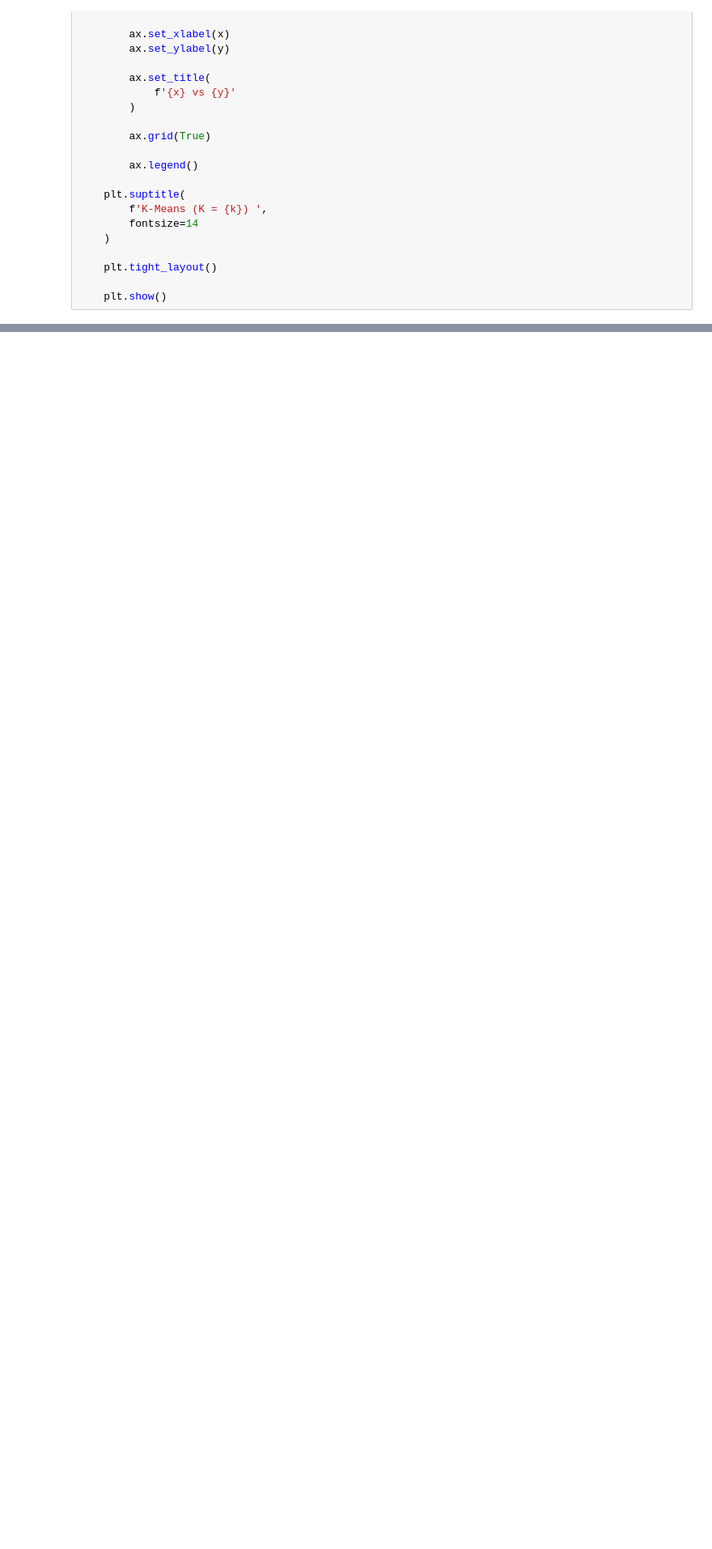
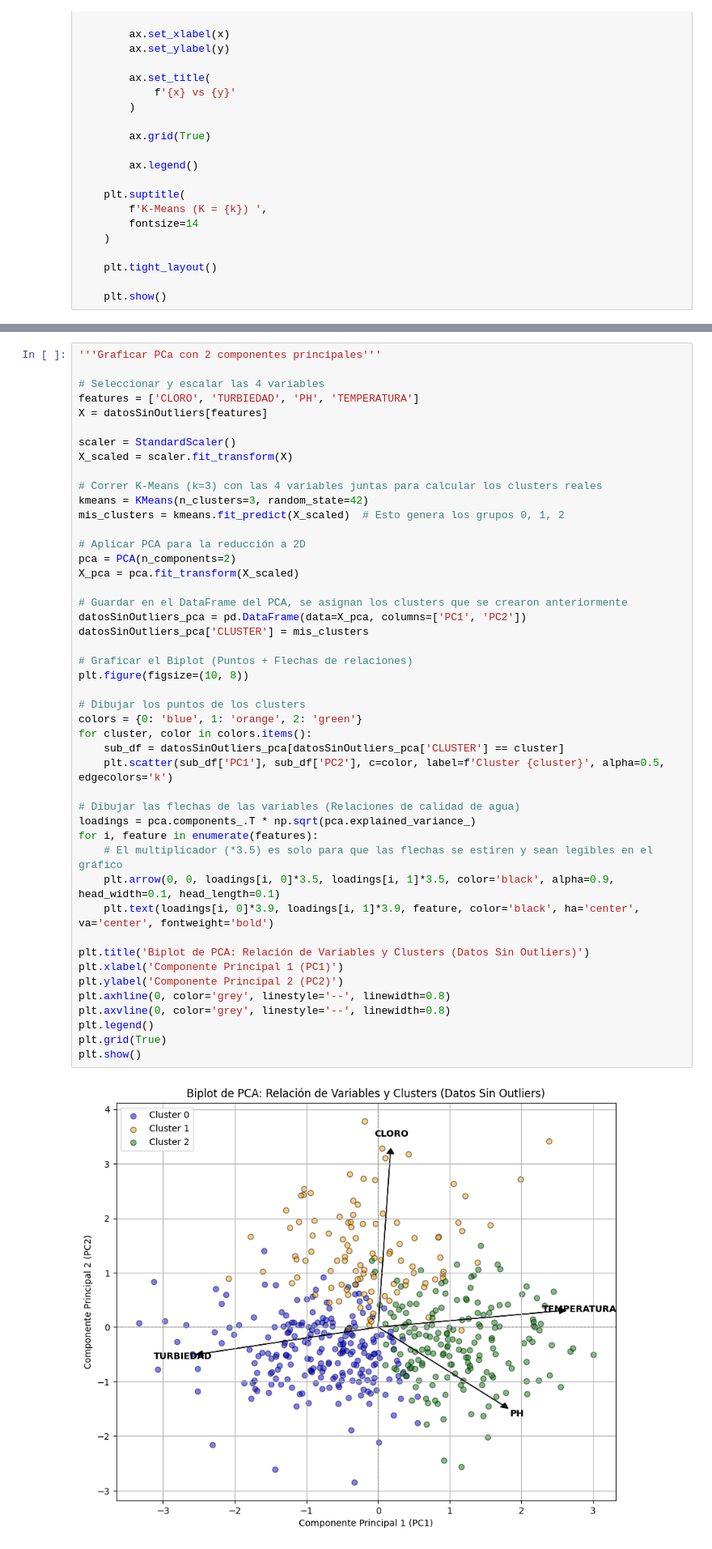
Before and after one commit to adriiuux/Analysis-of-drinking-water-parameters, a Jupyter notebook: análisisCalidadAgua.ipynb, the cells around one changed output, grey strips where cells are left out. Shown at 81% size. Cells and saved outputs as stored; diff of their text form; blank space fills up the shorter version.

```diff
--- a/análisisCalidadAgua.ipynb
+++ b/análisisCalidadAgua.ipynb
@@ -378,0 +405,48 @@ graficarCluster(datosSinOutliers, k = 2)
+# %%
+'''Graficar PCa con 2 componentes principales'''
+
+# Seleccionar y escalar las 4 variables
+features = ['CLORO', 'TURBIEDAD', 'PH', 'TEMPERATURA']
+X = datosSinOutliers[features]
+
+scaler = StandardScaler()
+X_scaled = scaler.fit_transform(X)
+
+# Correr K-Means (k=3) con las 4 variables juntas para calcular los clusters reales
+kmeans = KMeans(n_clusters=3, random_state=42)
+mis_clusters = kmeans.fit_predict(X_scaled)  # Esto genera los grupos 0, 1, 2
+
+# Aplicar PCA para la reducción a 2D
+pca = PCA(n_components=2)
+X_pca = pca.fit_transform(X_scaled)
+
+# Guardar en el DataFrame del PCA, se asignan los clusters que se crearon anteriormente
+datosSinOutliers_pca = pd.DataFrame(data=X_pca, columns=['PC1', 'PC2'])
+datosSinOutliers_pca['CLUSTER'] = mis_clusters
+
+# Graficar el Biplot (Puntos + Flechas de relaciones)
+plt.figure(figsize=(10, 8))
+
+# Dibujar los puntos de los clusters
+colors = {0: 'blue', 1: 'orange', 2: 'green'}
+for cluster, color in colors.items():
+    sub_df = datosSinOutliers_pca[datosSinOutliers_pca['CLUSTER'] == cluster]
+    plt.scatter(sub_df['PC1'], sub_df['PC2'], c=color, label=f'Cluster {cluster}', alpha=0.5, edgecolors='k')
+
+# Dibujar las flechas de las variables (Relaciones de calidad de agua)
+loadings = pca.components_.T * np.sqrt(pca.explained_variance_)
+for i, feature in enumerate(features):
+    # El multiplicador (*3.5) es solo para que las flechas se estiren y sean legibles en el gráfico
+    plt.arrow(0, 0, loadings[i, 0]*3.5, loadings[i, 1]*3.5, color='black', alpha=0.9, head_width=0.1, head_length=0.1)
+    plt.text(loadings[i, 0]*3.9, loadings[i, 1]*3.9, feature, color='black', ha='center', va='center', fontweight='bold')
+
+plt.title('Biplot de PCA: Relación de Variables y Clusters (Datos Sin Outliers)')
+plt.xlabel('Componente Principal 1 (PC1)')
+plt.ylabel('Componente Principal 2 (PC2)')
+plt.axhline(0, color='grey', linestyle='--', linewidth=0.8)
+plt.axvline(0, color='grey', linestyle='--', linewidth=0.8)
+plt.legend()
+plt.grid(True)
+plt.show()
+# %% [output]
+[figure, added]
```
Also changed, not shown: parts of 2 cells of this notebook.
